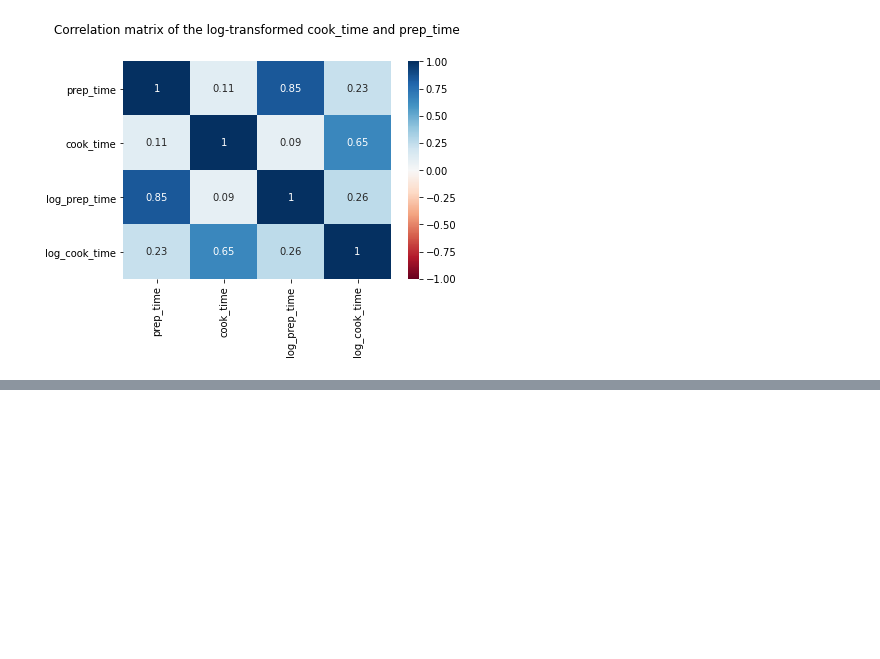
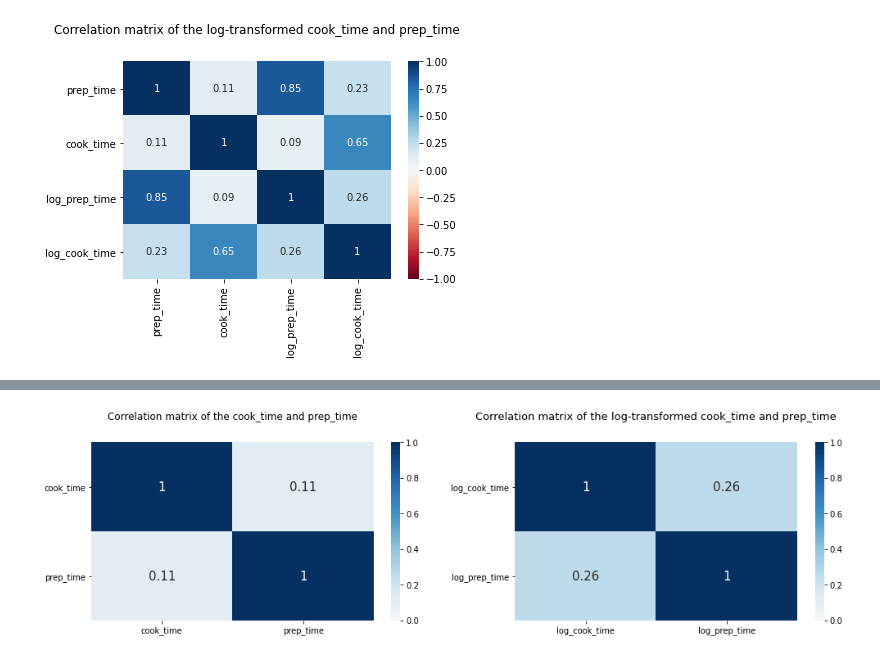
Before and after one commit to aijimenez/EDA_indian_food, a Jupyter notebook: Correlation_Covariance_2variables.ipynb, the cells around one changed output, grey strips where cells are left out. Saved outputs shown, nothing was run; the diff lists cells and outputs as text; code cells hidden in the pictures; blank space fills up the shorter version.

```diff
--- a/Correlation_Covariance_2variables.ipynb
+++ b/Correlation_Covariance_2variables.ipynb
@@ -165,0 +227,40 @@ plt.show()
+# %%
+plt.figure(figsize=(17,4))
+#plt.subplot(n of rows, n of columns, plot number)
+
+
+#plot 1
+plt.subplot(1, 2, 1)
+
+sns.heatmap(round(indian_food[['cook_time', 'prep_time']].corr(), 3),
+            cmap='RdBu',
+            center=0,
+            vmin=0, vmax=1,
+            annot=True,
+            annot_kws={
+                'fontsize':15
+            })
+
+plt.title("Correlation matrix of the cook_time and prep_time", y=1.1)
+plt.yticks(rotation=360)
+
+#plot 2
+plt.subplot(1, 2, 2)
+
+sns.heatmap(round(indian_food[['log_cook_time', 'log_prep_time']].corr(), 3),
+            cmap='RdBu',
+            center=0,
+            vmin=0, vmax=1,
+            annot=True,
+            annot_kws={
+                'fontsize':15
+            })
+
+plt.title("Correlation matrix of the log-transformed cook_time and prep_time", y=1.1, fontsize=13)
+plt.yticks(rotation=360)
+
+
+
+plt.show()
+# %% [output]
+[figure, added]
```
Also changed, not shown: parts of 4 cells of this notebook.
